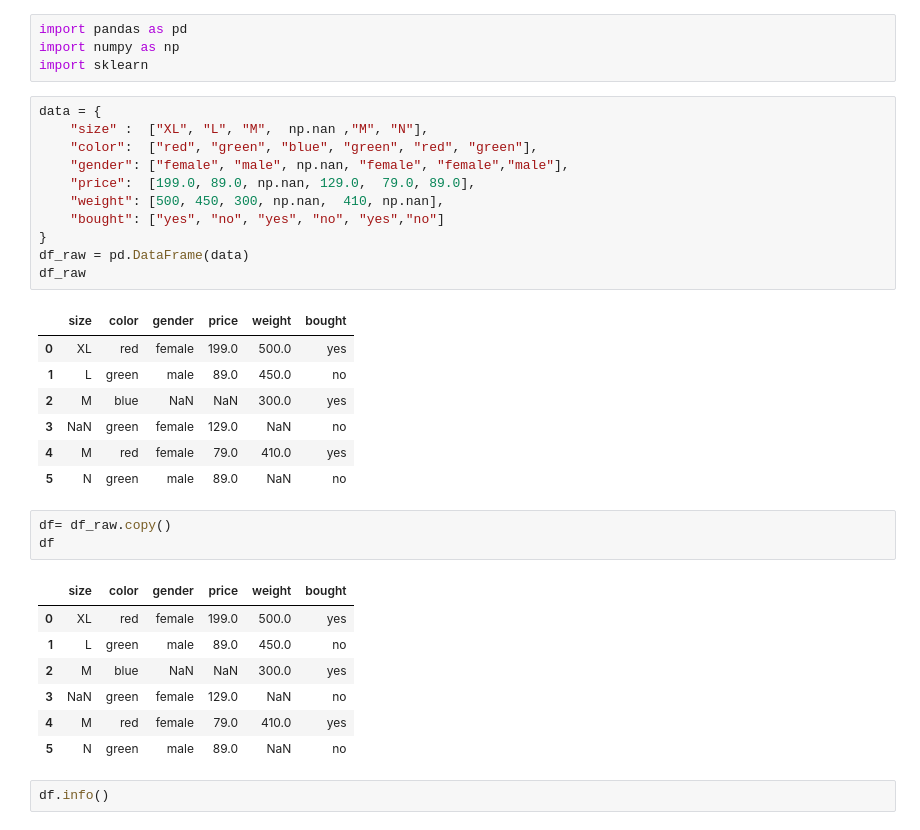
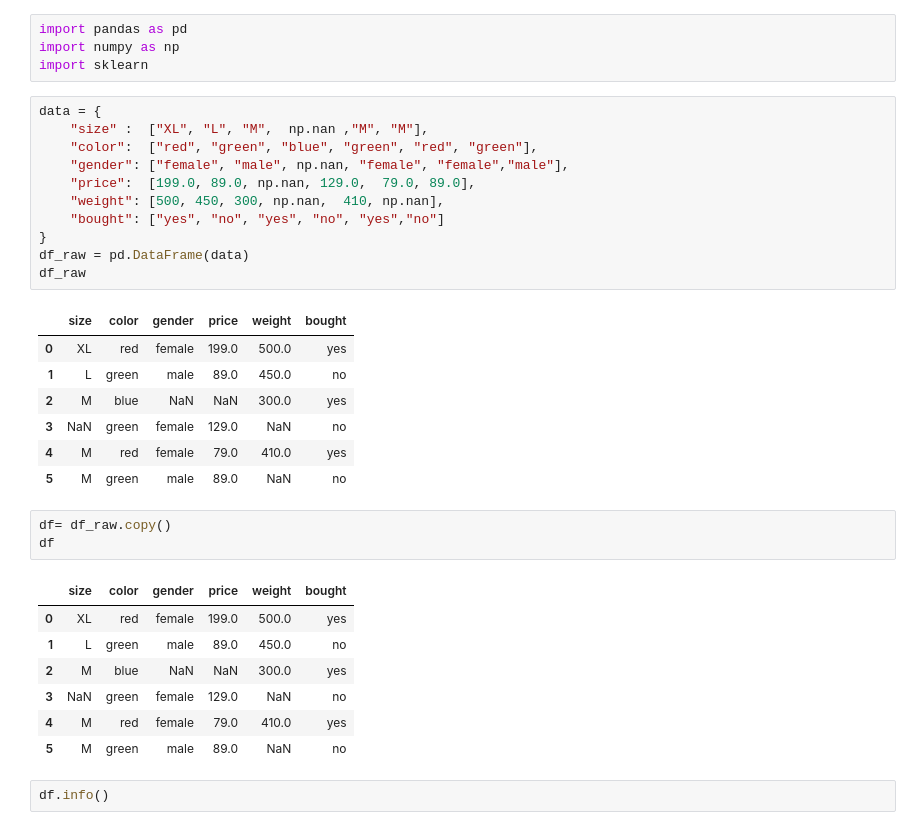
Before and after one commit to JustynaGoc/machine-learning-bootcamp, a Jupyter notebook: 2_Braki_danych.ipynb, the cells around one changed output. Cells and saved outputs as stored; diff of their text form.

```diff
--- a/2_Braki_danych.ipynb
+++ b/2_Braki_danych.ipynb
@@ -6,23 +6,23 @@ import numpy as np
 import sklearn
 # %%
 data = {
-    "size" :  ["XL", "L", "M",  np.nan ,"M", "N"],
+    "size" :  ["XL", "L", "M",  np.nan ,"M", "M"],
     "color":  ["red", "green", "blue", "green", "red", "green"],
     "gender": ["female", "male", np.nan, "female", "female","male"],
     "price":  [199.0, 89.0, np.nan, 129.0,  79.0, 89.0],
     "weight": [500, 450, 300, np.nan,  410, np.nan],
     "bought": ["yes", "no", "yes", "no", "yes","no"]
 }
 df_raw = pd.DataFrame(data)
 df_raw
 # %% [output]
 |  | size | color | gender | price | weight | bought |
 | 0 | XL | red | female | 199.0 | 500.0 | yes |
 | 1 | L | green | male | 89.0 | 450.0 | no |
 | 2 | M | blue | NaN | NaN | 300.0 | yes |
 | 3 | NaN | green | female | 129.0 | NaN | no |
 | 4 | M | red | female | 79.0 | 410.0 | yes |
-| 5 | N | green | male | 89.0 | NaN | no |
+| 5 | M | green | male | 89.0 | NaN | no |
 # %%
 df= df_raw.copy()
 df
@@ -33,7 +33,7 @@ df
 | 2 | M | blue | NaN | NaN | 300.0 | yes |
 | 3 | NaN | green | female | 129.0 | NaN | no |
 | 4 | M | red | female | 79.0 | 410.0 | yes |
-| 5 | N | green | male | 89.0 | NaN | no |
+| 5 | M | green | male | 89.0 | NaN | no |
 # %%
 df.info()
 # %% [output]
```
Also changed, not shown: parts of 3 cells of this notebook.
